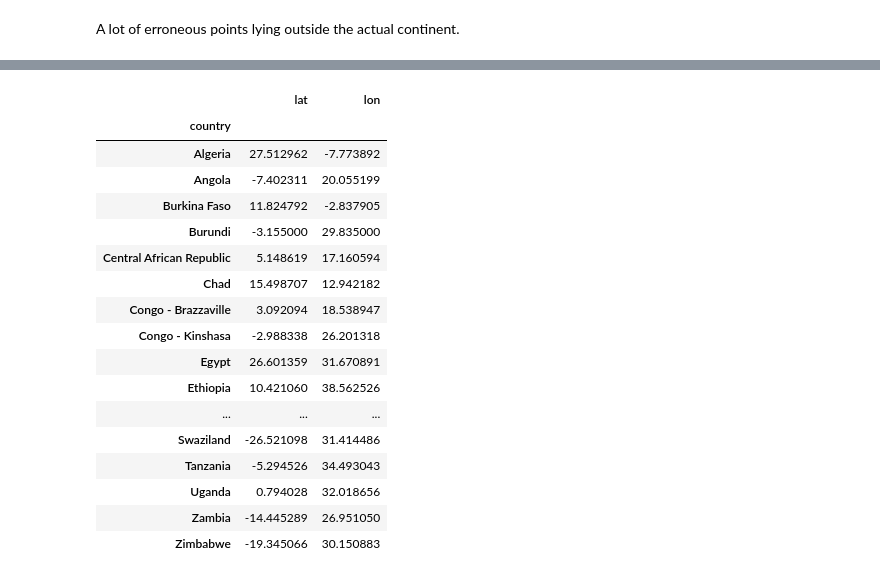
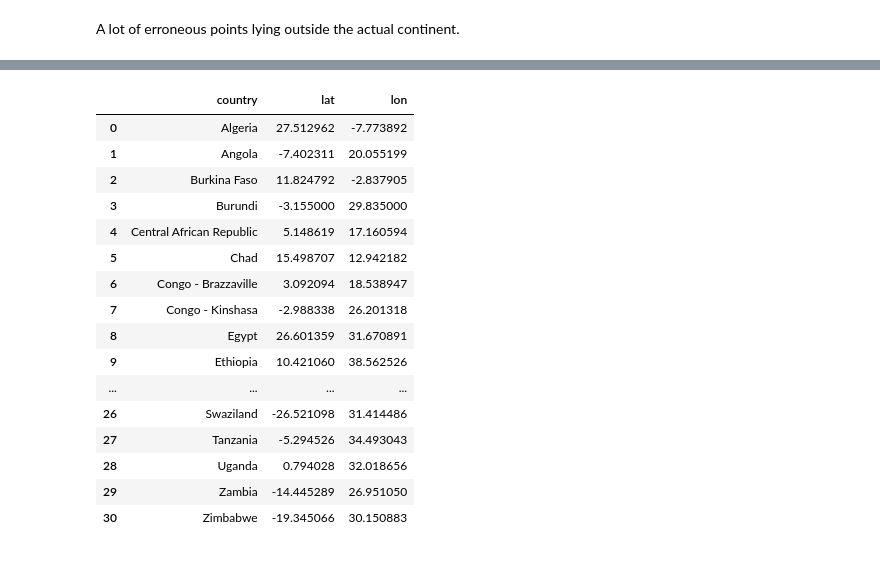
Before and after one commit to apsocarras/africa-water-access, a Jupyter notebook: final.ipynb, the cells around one changed output, grey strips where cells are left out. Cells and saved outputs as stored; diff of their text form; code cells hidden in the pictures.

```diff
--- a/final.ipynb
+++ b/final.ipynb
@@ -2,10 +2,10 @@
 import pandas as pd
 import numpy as np
 import datetime as dt
-import seaborn as sn
+import seaborn as sns
 
 data = './data/water.csv'
-water = pd.read_csv(data, index_col=0)\
+water = pd.read_csv(data, index_col=0)
 
 water.head()
 # %% [output]
@@ -92,22 +77,23 @@ Hard to tell which countries these outlier points belong to based on these subtl
 We can, however, calculate the center of each country as the mean of all the coordinates located within that country, and then exclude points belonging to any country which lie outside a certain distance of its respective center.
 # %%
 df = water[['country', 'lat', 'lon']].groupby('country').mean()
+df.reset_index(inplace=True)
+df
 # %% [output]
-|  | lat | lon |
-| country |  |  |
-| Algeria | 27.512962 | -7.773892 |
-| Angola | -7.402311 | 20.055199 |
-| Burkina Faso | 11.824792 | -2.837905 |
-| Burundi | -3.155000 | 29.835000 |
-| Central African Republic | 5.148619 | 17.160594 |
-| Chad | 15.498707 | 12.942182 |
-| Congo - Brazzaville | 3.092094 | 18.538947 |
-| Congo - Kinshasa | -2.988338 | 26.201318 |
-| Egypt | 26.601359 | 31.670891 |
-| Ethiopia | 10.421060 | 38.562526 |
-| ... | ... | ... |
-| Swaziland | -26.521098 | 31.414486 |
-| Tanzania | -5.294526 | 34.493043 |
-| Uganda | 0.794028 | 32.018656 |
-| Zambia | -14.445289 | 26.951050 |
-| Zimbabwe | -19.345066 | 30.150883 |
+|  | country | lat | lon |
+| 0 | Algeria | 27.512962 | -7.773892 |
+| 1 | Angola | -7.402311 | 20.055199 |
+| 2 | Burkina Faso | 11.824792 | -2.837905 |
+| 3 | Burundi | -3.155000 | 29.835000 |
+| 4 | Central African Republic | 5.148619 | 17.160594 |
+| 5 | Chad | 15.498707 | 12.942182 |
+| 6 | Congo - Brazzaville | 3.092094 | 18.538947 |
+| 7 | Congo - Kinshasa | -2.988338 | 26.201318 |
+| 8 | Egypt | 26.601359 | 31.670891 |
+| 9 | Ethiopia | 10.421060 | 38.562526 |
+| ... | ... | ... | ... |
+| 26 | Swaziland | -26.521098 | 31.414486 |
+| 27 | Tanzania | -5.294526 | 34.493043 |
+| 28 | Uganda | 0.794028 | 32.018656 |
+| 29 | Zambia | -14.445289 | 26.951050 |
+| 30 | Zimbabwe | -19.345066 | 30.150883 |
```
Also changed, not shown: parts of 8 cells of this notebook.
